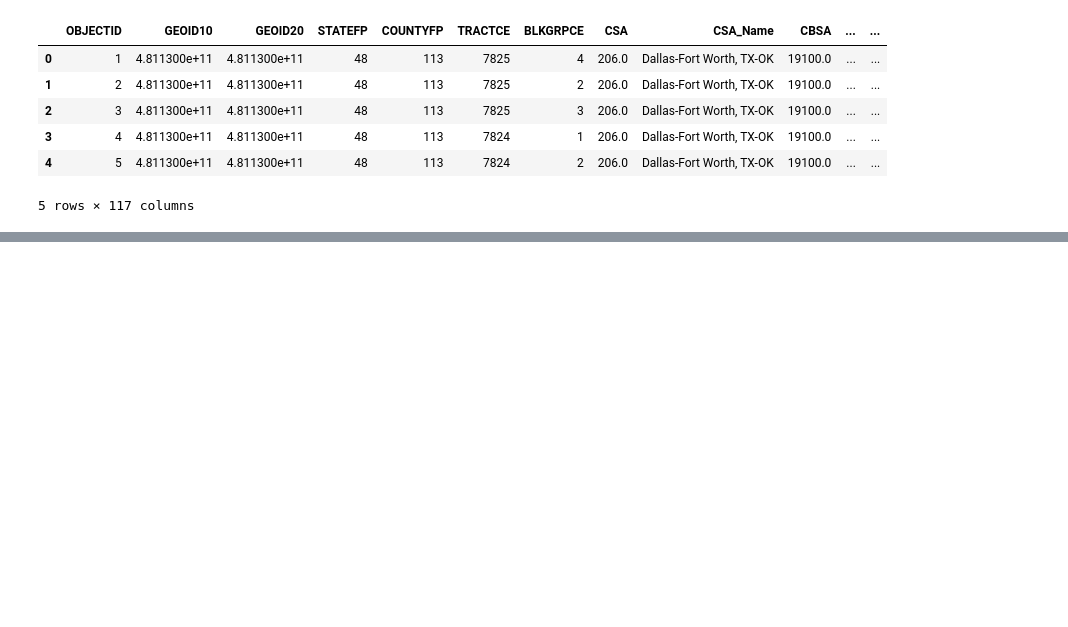
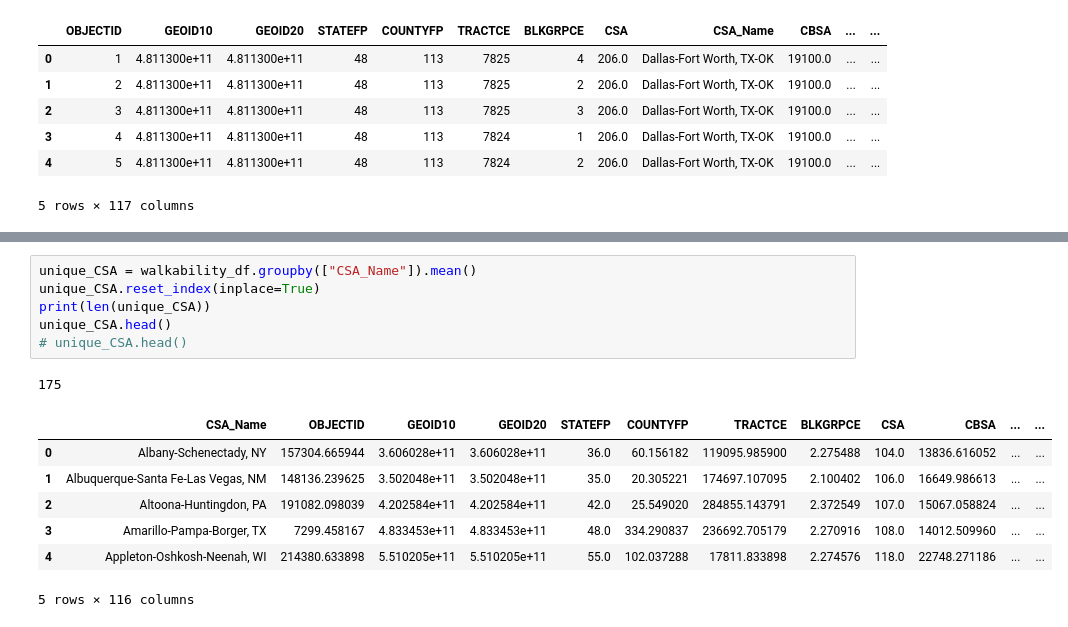
Before and after one commit to dmropp/neighborhood_desirability_project, a Jupyter notebook: exploratory_notebook.ipynb, the cells around one changed output, grey strips where cells are left out. Cells and saved outputs as stored; diff of their text form; blank space fills up the shorter version.

```diff
--- a/exploratory_notebook.ipynb
+++ b/exploratory_notebook.ipynb
@@ -24,0 +42,15 @@ walkability_df.head()
+# %%
+unique_CSA = walkability_df.groupby(["CSA_Name"]).mean()
+unique_CSA.reset_index(inplace=True)
+print(len(unique_CSA))
+unique_CSA.head()
+# unique_CSA.head()
+# %% [output]
+175
+|  | CSA_Name | OBJECTID | GEOID10 | GEOID20 | STATEFP | COUNTYFP | TRACTCE | BLKGRPCE | CSA | CBSA | ... | ... |
+| 0 | Albany-Schenectady, NY | 157304.665944 | 3.606028e+11 | 3.606028e+11 | 36.0 | 60.156182 | 119095.985900 | 2.275488 | 104.0 | 13836.616052 | ... | ... |
+| 1 | Albuquerque-Santa Fe-Las Vegas, NM | 148136.239625 | 3.502048e+11 | 3.502048e+11 | 35.0 | 20.305221 | 174697.107095 | 2.100402 | 106.0 | 16649.986613 | ... | ... |
+| 2 | Altoona-Huntingdon, PA | 191082.098039 | 4.202584e+11 | 4.202584e+11 | 42.0 | 25.549020 | 284855.143791 | 2.372549 | 107.0 | 15067.058824 | ... | ... |
+| 3 | Amarillo-Pampa-Borger, TX | 7299.458167 | 4.833453e+11 | 4.833453e+11 | 48.0 | 334.290837 | 236692.705179 | 2.270916 | 108.0 | 14012.509960 | ... | ... |
+| 4 | Appleton-Oshkosh-Neenah, WI | 214380.633898 | 5.510205e+11 | 5.510205e+11 | 55.0 | 102.037288 | 17811.833898 | 2.274576 | 118.0 | 22748.271186 | ... | ... |
+5 rows × 116 columns
```
Also changed, not shown: parts of 11 cells of this notebook.
